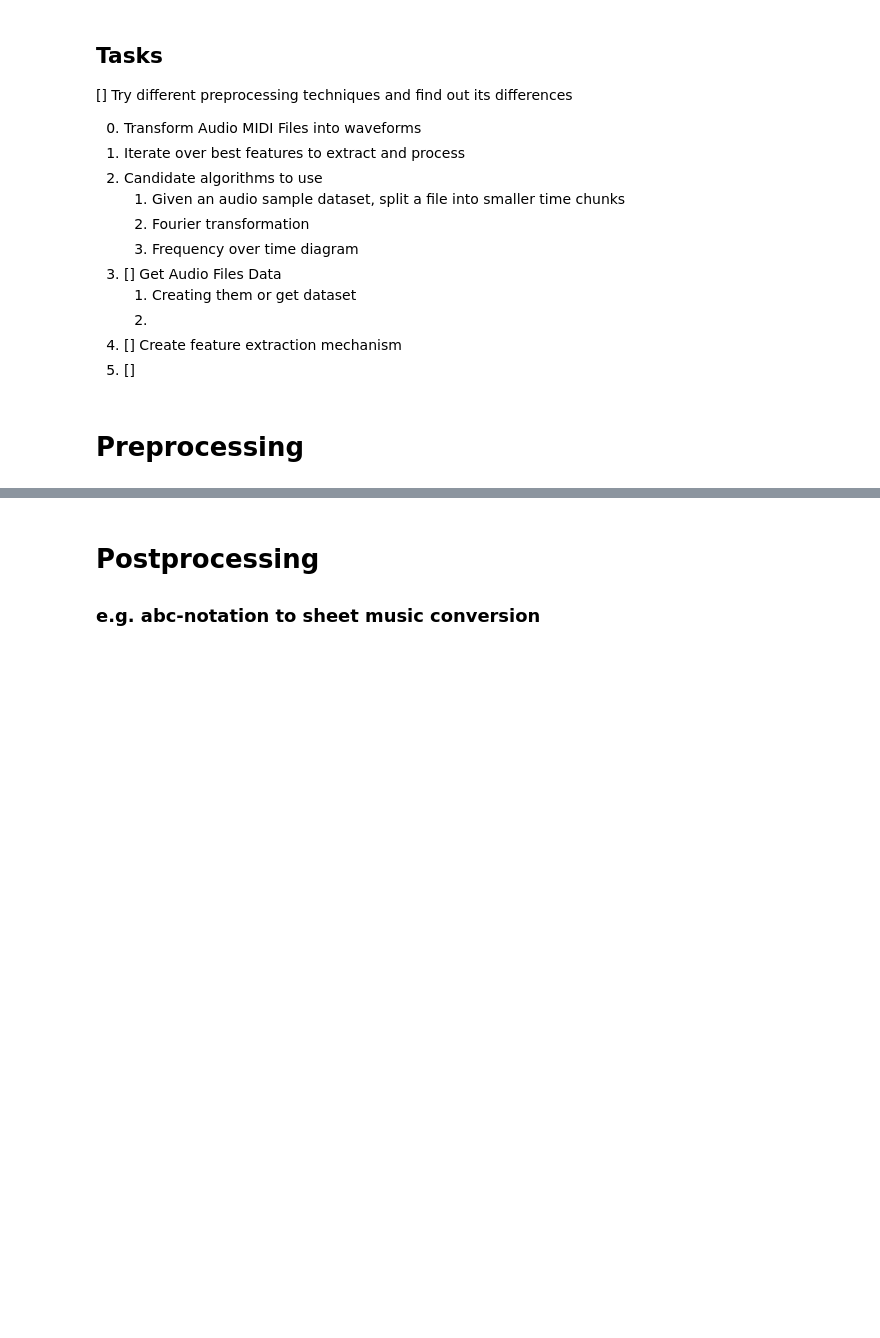
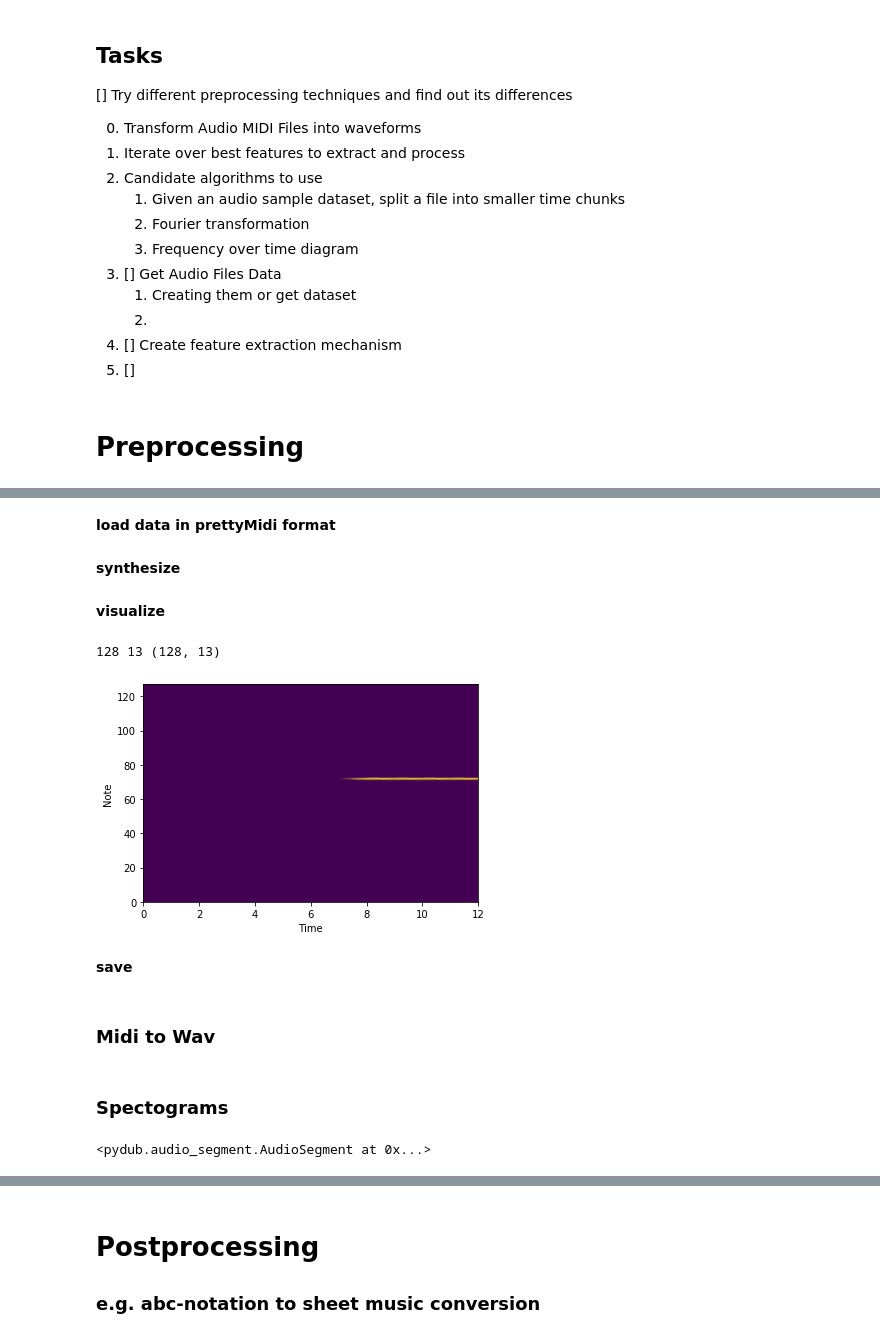
Before and after one commit to LVBrand/DAT5502021, a Jupyter notebook: dat550-2021-final-project.ipynb, the cells around one changed output, grey strips where cells are left out. Cells and saved outputs as stored; diff of their text form; code cells hidden in the pictures; blank space fills up the shorter version.

```diff
--- a/dat550-2021-final-project.ipynb
+++ b/dat550-2021-final-project.ipynb
@@ -89,0 +101,11 @@ from scipy import signal
+# %% [markdown]
+**load data in prettyMidi format**
+# %%
+# https://craffel.github.io/pretty-midi/
+import pretty_midi
+# Load MIDI file into PrettyMIDI object
+midi_data = pretty_midi.PrettyMIDI('../data/split_midi/song1._6.mid')
+# Print an empirical estimate of its global tempo
+#print(midi_data.estimate_tempo()) # works only for more than one note
+# %% [markdown]
+**synthesize**
@@ -89,0 +115,16 @@ from scipy import signal
+# %% [markdown]
+**visualize**
+# %%
+piano_roll = midi_data.get_piano_roll()
+
+import matplotlib.pyplot as plt
+print(np.array(piano_roll).shape[0], np.array(piano_roll).shape[1], piano_roll.shape)
+plt.pcolormesh(np.arange(piano_roll.shape[1]), np.arange(piano_roll.shape[0]), piano_roll, shading='gouraud')
+plt.ylabel('Note')
+plt.xlabel('Time')
+plt.show()
+# %% [output]
+128 13 (128, 13)
+[figure, added]
+# %% [markdown]
+**save**
@@ -89,0 +133,2 @@ from scipy import signal
+# %% [markdown]
+### Midi to Wav
@@ -89,0 +147,2 @@ from scipy import signal
+# %% [markdown]
+### Spectograms
@@ -89,0 +156,4 @@ from scipy import signal
+# %%
+from_30s_to_60s
+# %% [output]
+<pydub.audio_segment.AudioSegment at 0x...>
```
Also changed, not shown: parts of 11 cells of this notebook, 1 other file.
